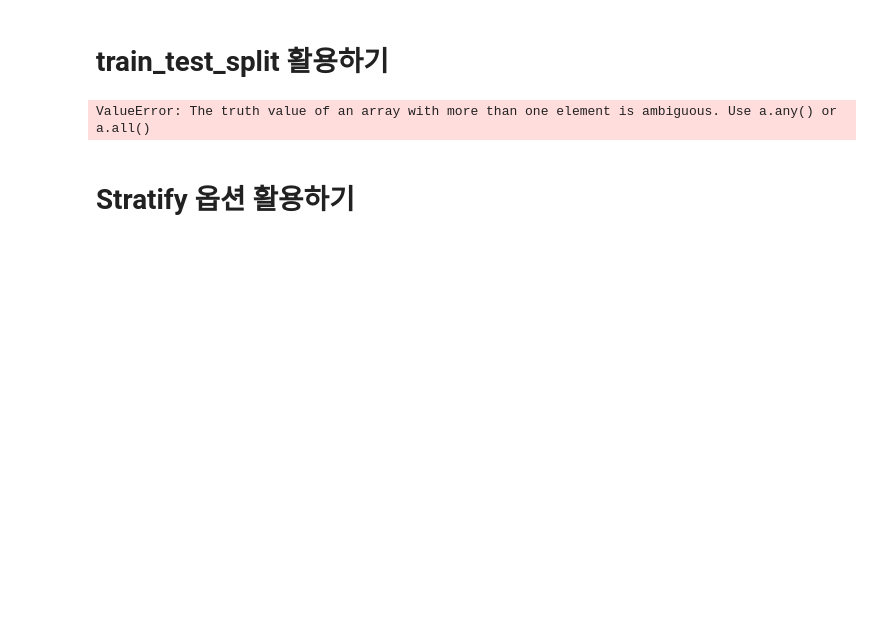
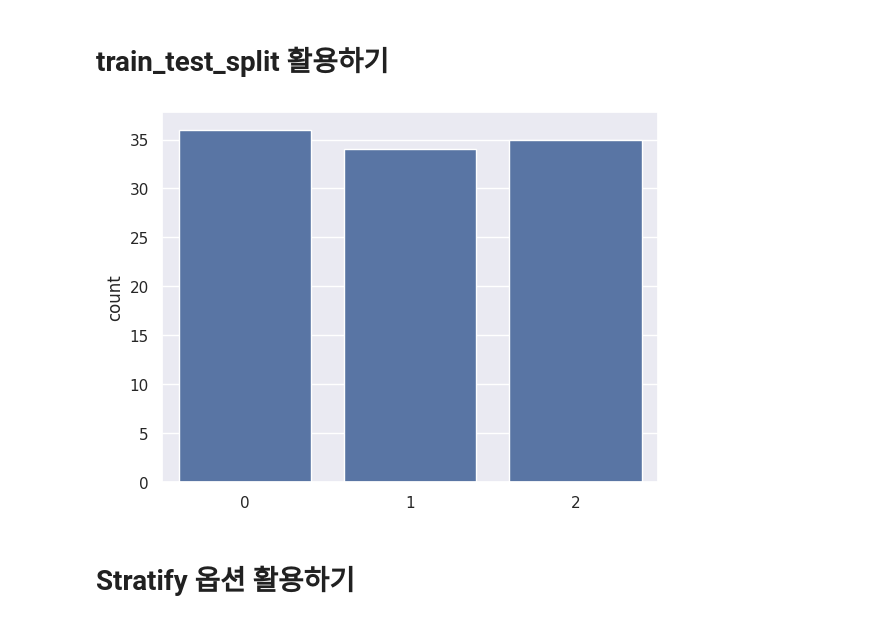
Before and after one commit to seonae0223/machine_learning, a Jupyter notebook: sklearn_01.ipynb, the cells around one changed output. Saved outputs shown, nothing was run; the diff lists cells and outputs as text; code cells hidden in the pictures; blank space fills up the shorter version.

```diff
--- a/sklearn_01.ipynb
+++ b/sklearn_01.ipynb
@@ -75,12 +75,13 @@ X_trian, X_test, y_train, y_test = train_test_split(
 # %%
 import matplotlib.pyplot as plt
 import seaborn as sns
 
 sns.set_theme()
 
-sns.
+sns.countplot(x = y_train)
+plt.show()
 # %% [output]
-ValueError: The truth value of an array with more than one element is ambiguous. Use a.any() or a.all()
+[figure, added]
 # %% [markdown]
 # Stratify 옵션 활용하기
 # %%
```
Also changed, not shown: parts of 10 cells of this notebook.
